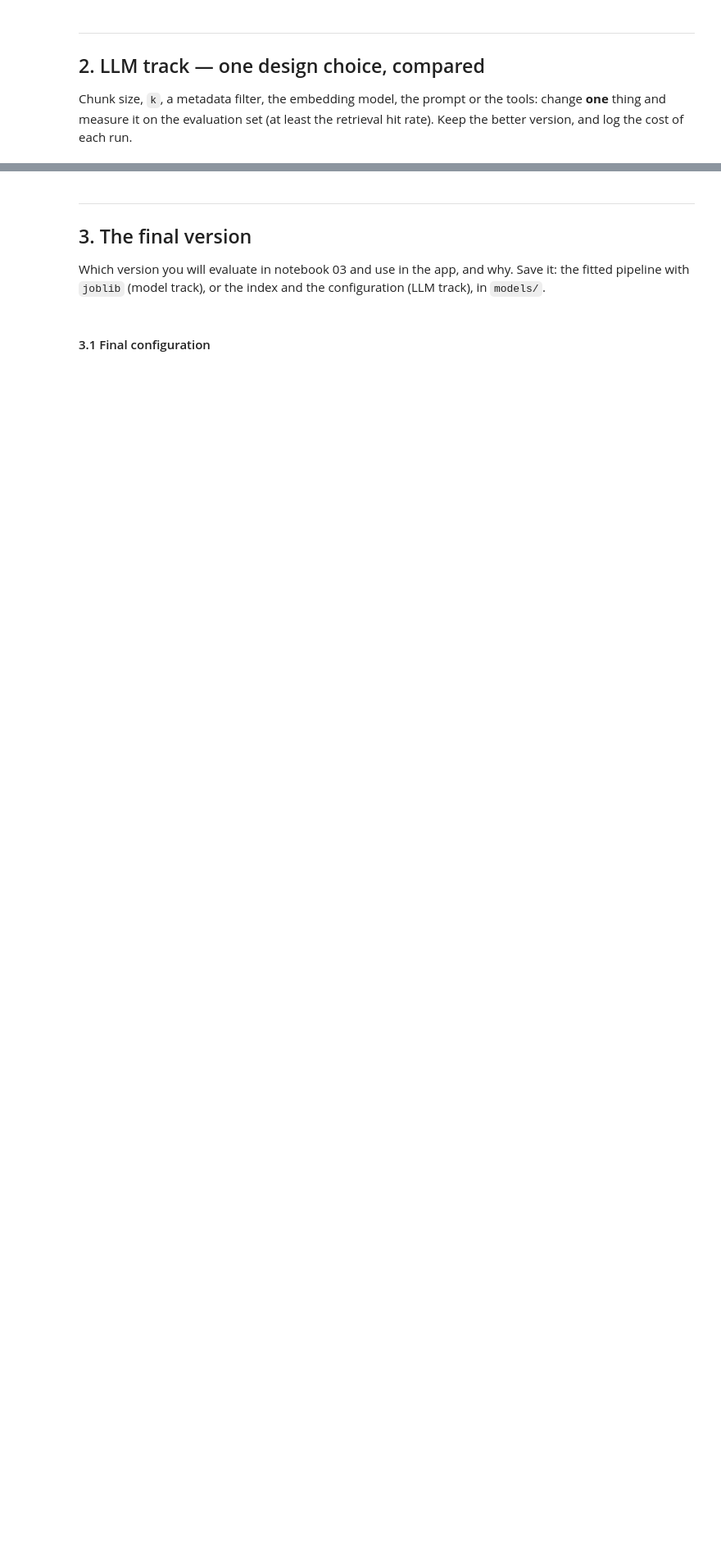
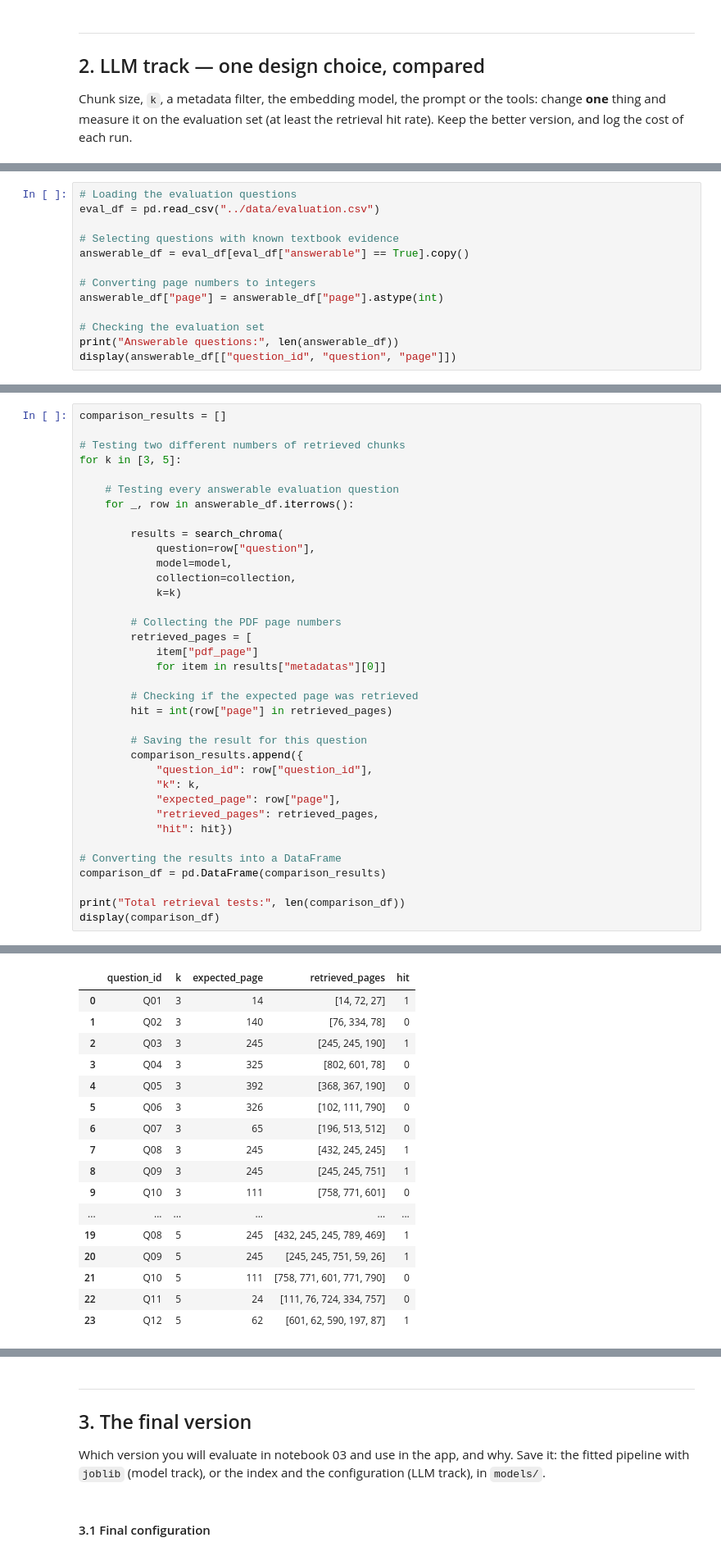
Before and after one commit to zoedoucet/project-3-ai-product, a Jupyter notebook: notebooks/02_build.ipynb, the cells around one changed output, grey strips where cells are left out. Shown at 82% size. Saved outputs shown, nothing was run; the diff lists cells and outputs as text; blank space fills up the shorter version.

Commit message:
notebook 2 comparing the models and setting and saving the best choices

```diff
--- a/notebooks/02_build.ipynb
+++ b/notebooks/02_build.ipynb
@@ -602,0 +626,13 @@ Chunk size, `k`, a metadata filter, the embedding model, the prompt or the tools
+# %%
+# Loading the evaluation questions
+eval_df = pd.read_csv("../data/evaluation.csv")
+
+# Selecting questions with known textbook evidence
+answerable_df = eval_df[eval_df["answerable"] == True].copy()
+
+# Converting page numbers to integers
+answerable_df["page"] = answerable_df["page"].astype(int)
+
+# Checking the evaluation set
+print("Answerable questions:", len(answerable_df))
+display(answerable_df[["question_id", "question", "page"]])
@@ -602,0 +658,37 @@ Chunk size, `k`, a metadata filter, the embedding model, the prompt or the tools
+# %%
+comparison_results = []
+
+# Testing two different numbers of retrieved chunks
+for k in [3, 5]:
+
+    # Testing every answerable evaluation question
+    for _, row in answerable_df.iterrows():
+
+        results = search_chroma(
+            question=row["question"],
+            model=model,
+            collection=collection,
+            k=k)
+
+        # Collecting the PDF page numbers
+        retrieved_pages = [
+            item["pdf_page"]
+            for item in results["metadatas"][0]]
+
+        # Checking if the expected page was retrieved
+        hit = int(row["page"] in retrieved_pages)
+
+        # Saving the result for this question
+        comparison_results.append({
+            "question_id": row["question_id"],
+            "k": k,
+            "expected_page": row["page"],
+            "retrieved_pages": retrieved_pages,
+            "hit": hit})
+
+# Converting the results into a DataFrame
+comparison_df = pd.DataFrame(comparison_results)
+
+print("Total retrieval tests:", len(comparison_df))
+display(comparison_df)
+# %% [output]
@@ -602,0 +696,17 @@ Chunk size, `k`, a metadata filter, the embedding model, the prompt or the tools
+|  | question_id | k | expected_page | retrieved_pages | hit |
+| 0 | Q01 | 3 | 14 | [14, 72, 27] | 1 |
+| 1 | Q02 | 3 | 140 | [76, 334, 78] | 0 |
+| 2 | Q03 | 3 | 245 | [245, 245, 190] | 1 |
+| 3 | Q04 | 3 | 325 | [802, 601, 78] | 0 |
+| 4 | Q05 | 3 | 392 | [368, 367, 190] | 0 |
+| 5 | Q06 | 3 | 326 | [102, 111, 790] | 0 |
+| 6 | Q07 | 3 | 65 | [196, 513, 512] | 0 |
+| 7 | Q08 | 3 | 245 | [432, 245, 245] | 1 |
+| 8 | Q09 | 3 | 245 | [245, 245, 751] | 1 |
+| 9 | Q10 | 3 | 111 | [758, 771, 601] | 0 |
+| ... | ... | ... | ... | ... | ... |
+| 19 | Q08 | 5 | 245 | [432, 245, 245, 789, 469] | 1 |
+| 20 | Q09 | 5 | 245 | [245, 245, 751, 59, 26] | 1 |
+| 21 | Q10 | 5 | 111 | [758, 771, 601, 771, 790] | 0 |
+| 22 | Q11 | 5 | 24 | [111, 76, 724, 334, 757] | 0 |
+| 23 | Q12 | 5 | 62 | [601, 62, 590, 197, 87] | 1 |
```
Also changed, not shown: parts of 57 cells of this notebook.
